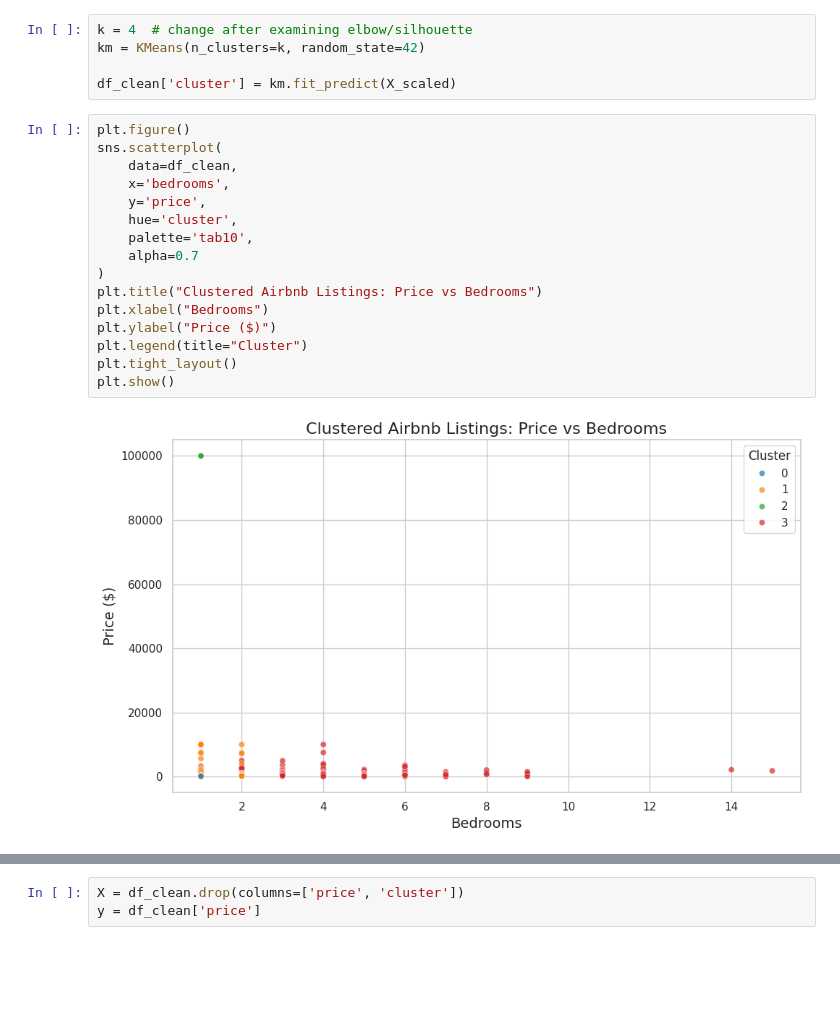
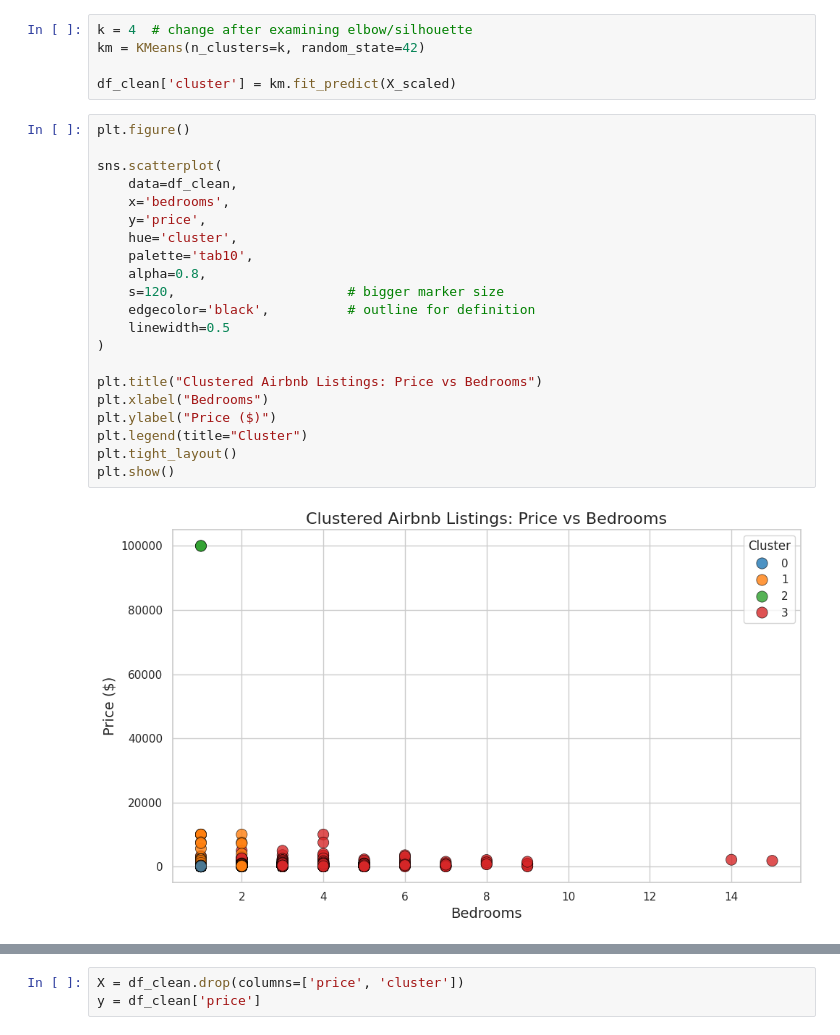
Before and after one commit to achetty-achetty/GroupProject2025, a Jupyter notebook: ITCS3162FinalProject.ipynb, the cells around one changed output, grey strips where cells are left out. Cells and saved outputs as stored; diff of their text form; blank space fills up the shorter version.

```diff
--- a/ITCS3162FinalProject.ipynb
+++ b/ITCS3162FinalProject.ipynb
@@ -109,19 +109,24 @@ km = KMeans(n_clusters=k, random_state=42)
 df_clean['cluster'] = km.fit_predict(X_scaled)
 # %%
 plt.figure()
+
 sns.scatterplot(
     data=df_clean,
     x='bedrooms',
     y='price',
     hue='cluster',
     palette='tab10',
-    alpha=0.7
+    alpha=0.8,
+    s=120,                      # bigger marker size
+    edgecolor='black',          # outline for definition
+    linewidth=0.5
 )
+
 plt.title("Clustered Airbnb Listings: Price vs Bedrooms")
 plt.xlabel("Bedrooms")
 plt.ylabel("Price ($)")
 plt.legend(title="Cluster")
 plt.tight_layout()
 plt.show()
 # %% [output]
-[figure, old version]
+[figure, new version]
```
Also changed, not shown: parts of 1 cell of this notebook.
